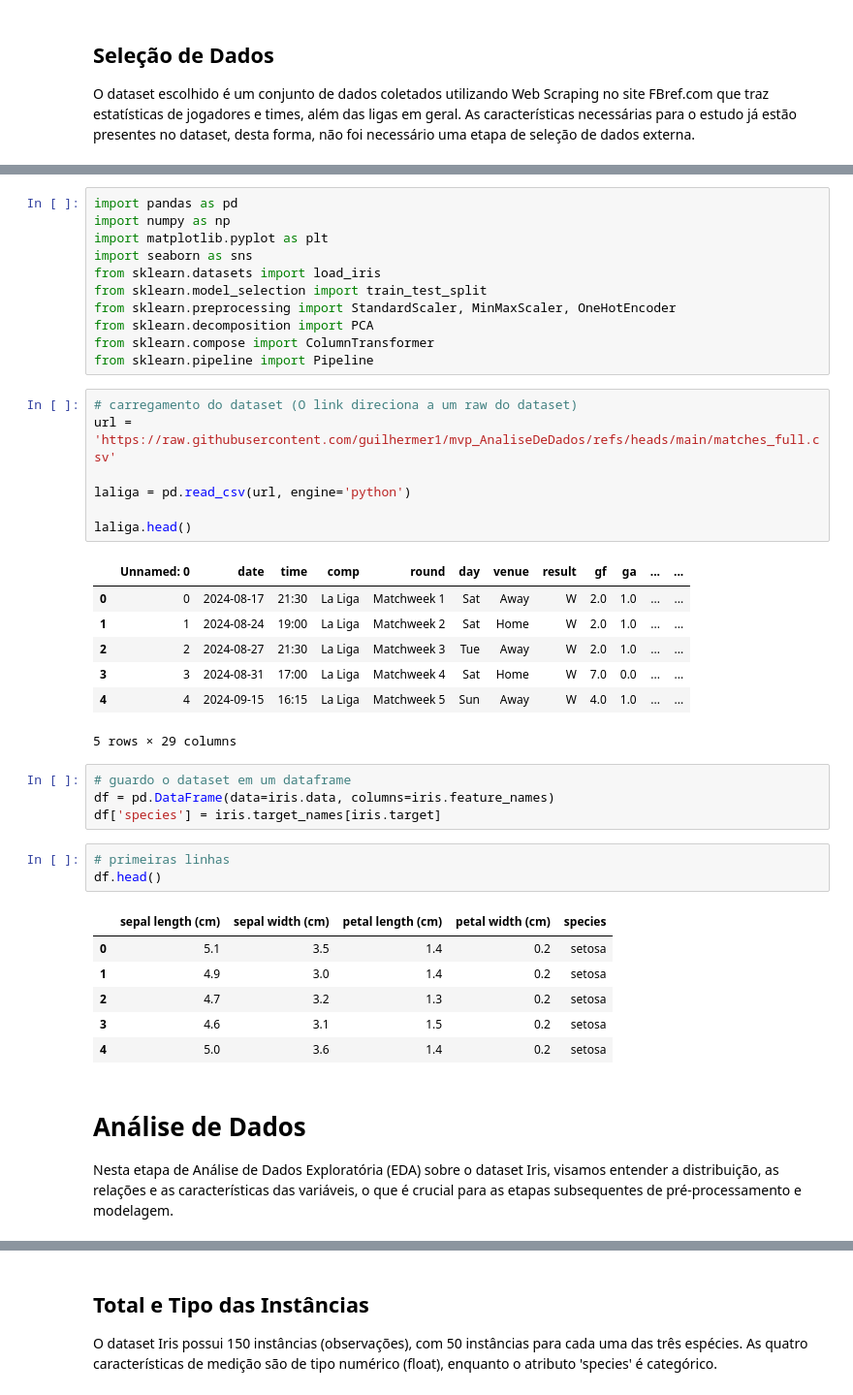
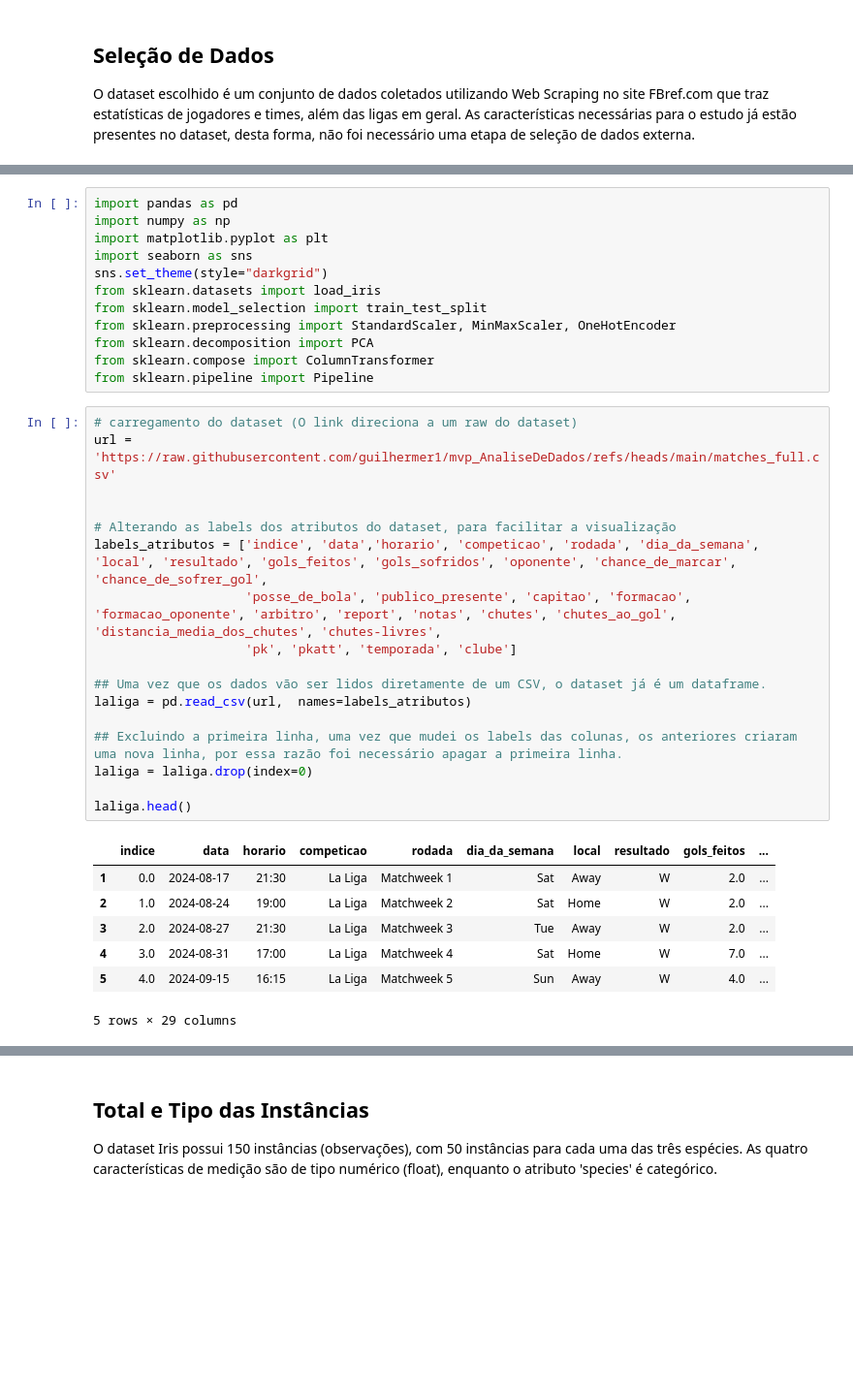
Before and after one commit to guilhermer1/mvp_AnaliseDeDados, a Jupyter notebook: Análise_de_Dados_e_Boas_Práticas-LaLiga.ipynb, the cells around one changed output, grey strips where cells are left out. Shown at 97% size. Drawn from its saved outputs; the diff is of its cells as text; blank space fills up the shorter version.

```diff
--- a/Análise_de_Dados_e_Boas_Práticas-LaLiga.ipynb
+++ b/Análise_de_Dados_e_Boas_Práticas-LaLiga.ipynb
@@ -52,42 +52,35 @@ import pandas as pd
 import numpy as np
 import matplotlib.pyplot as plt
 import seaborn as sns
+sns.set_theme(style="darkgrid")
 from sklearn.datasets import load_iris
 from sklearn.model_selection import train_test_split
 from sklearn.preprocessing import StandardScaler, MinMaxScaler, OneHotEncoder
 from sklearn.decomposition import PCA
 from sklearn.compose import ColumnTransformer
 from sklearn.pipeline import Pipeline
-# %%
-# carregamento do dataset (O link direciona a um raw do dataset)
-url = 'https://raw.githubusercontent.com/guilhermer1/mvp_AnaliseDeDados/refs/heads/main/matches_full.csv'
-
-laliga = pd.read_csv(url, engine='python')
-
-laliga.head()
-# %% [output]
-|  | Unnamed: 0 | date | time | comp | round | day | venue | result | gf | ga | ... | ... |
-| 0 | 0 | 2024-08-17 | 21:30 | La Liga | Matchweek 1 | Sat | Away | W | 2.0 | 1.0 | ... | ... |
-| 1 | 1 | 2024-08-24 | 19:00 | La Liga | Matchweek 2 | Sat | Home | W | 2.0 | 1.0 | ... | ... |
-| 2 | 2 | 2024-08-27 | 21:30 | La Liga | Matchweek 3 | Tue | Away | W | 2.0 | 1.0 | ... | ... |
-| 3 | 3 | 2024-08-31 | 17:00 | La Liga | Matchweek 4 | Sat | Home | W | 7.0 | 0.0 | ... | ... |
-| 4 | 4 | 2024-09-15 | 16:15 | La Liga | Matchweek 5 | Sun | Away | W | 4.0 | 1.0 | ... | ... |
-5 rows × 29 columns
-# %%
-# guardo o dataset em um dataframe
-df = pd.DataFrame(data=iris.data, columns=iris.feature_names)
-df['species'] = iris.target_names[iris.target]
-# %%
-# primeiras linhas
-df.head()
-# %% [output]
-|  | sepal length (cm) | sepal width (cm) | petal length (cm) | petal width (cm) | species |
-| 0 | 5.1 | 3.5 | 1.4 | 0.2 | setosa |
-| 1 | 4.9 | 3.0 | 1.4 | 0.2 | setosa |
-| 2 | 4.7 | 3.2 | 1.3 | 0.2 | setosa |
-| 3 | 4.6 | 3.1 | 1.5 | 0.2 | setosa |
-| 4 | 5.0 | 3.6 | 1.4 | 0.2 | setosa |
-# %% [markdown]
-# Análise de Dados
-
-Nesta etapa de Análise de Dados Exploratória (EDA) sobre o dataset Iris, visamos entender a distribuição, as relações e as características das variáveis, o que é crucial para as etapas subsequentes de pré-processamento e modelagem.
+# %%
+# carregamento do dataset (O link direciona a um raw do dataset)
+url = 'https://raw.githubusercontent.com/guilhermer1/mvp_AnaliseDeDados/refs/heads/main/matches_full.csv'
+
+
+# Alterando as labels dos atributos do dataset, para facilitar a visualização
+labels_atributos = ['indice', 'data','horario', 'competicao', 'rodada', 'dia_da_semana', 'local', 'resultado', 'gols_feitos', 'gols_sofridos', 'oponente', 'chance_de_marcar', 'chance_de_sofrer_gol',
+                    'posse_de_bola', 'publico_presente', 'capitao', 'formacao', 'formacao_oponente', 'arbitro', 'report', 'notas', 'chutes', 'chutes_ao_gol', 'distancia_media_dos_chutes', 'chutes-livres',
+                    'pk', 'pkatt', 'temporada', 'clube']
+
+## Uma vez que os dados vão ser lidos diretamente de um CSV, o dataset já é um dataframe.
+laliga = pd.read_csv(url,  names=labels_atributos)
+
+## Excluindo a primeira linha, uma vez que mudei os labels das colunas, os anteriores criaram uma nova linha, por essa razão foi necessário apagar a primeira linha.
+laliga = laliga.drop(index=0)
+
+laliga.head()
+# %% [output]
+|  | indice | data | horario | competicao | rodada | dia_da_semana | local | resultado | gols_feitos | ... |
+| 1 | 0.0 | 2024-08-17 | 21:30 | La Liga | Matchweek 1 | Sat | Away | W | 2.0 | ... |
+| 2 | 1.0 | 2024-08-24 | 19:00 | La Liga | Matchweek 2 | Sat | Home | W | 2.0 | ... |
+| 3 | 2.0 | 2024-08-27 | 21:30 | La Liga | Matchweek 3 | Tue | Away | W | 2.0 | ... |
+| 4 | 3.0 | 2024-08-31 | 17:00 | La Liga | Matchweek 4 | Sat | Home | W | 7.0 | ... |
+| 5 | 4.0 | 2024-09-15 | 16:15 | La Liga | Matchweek 5 | Sun | Away | W | 4.0 | ... |
+5 rows × 29 columns
```
Also changed, not shown: parts of 10 cells of this notebook.
